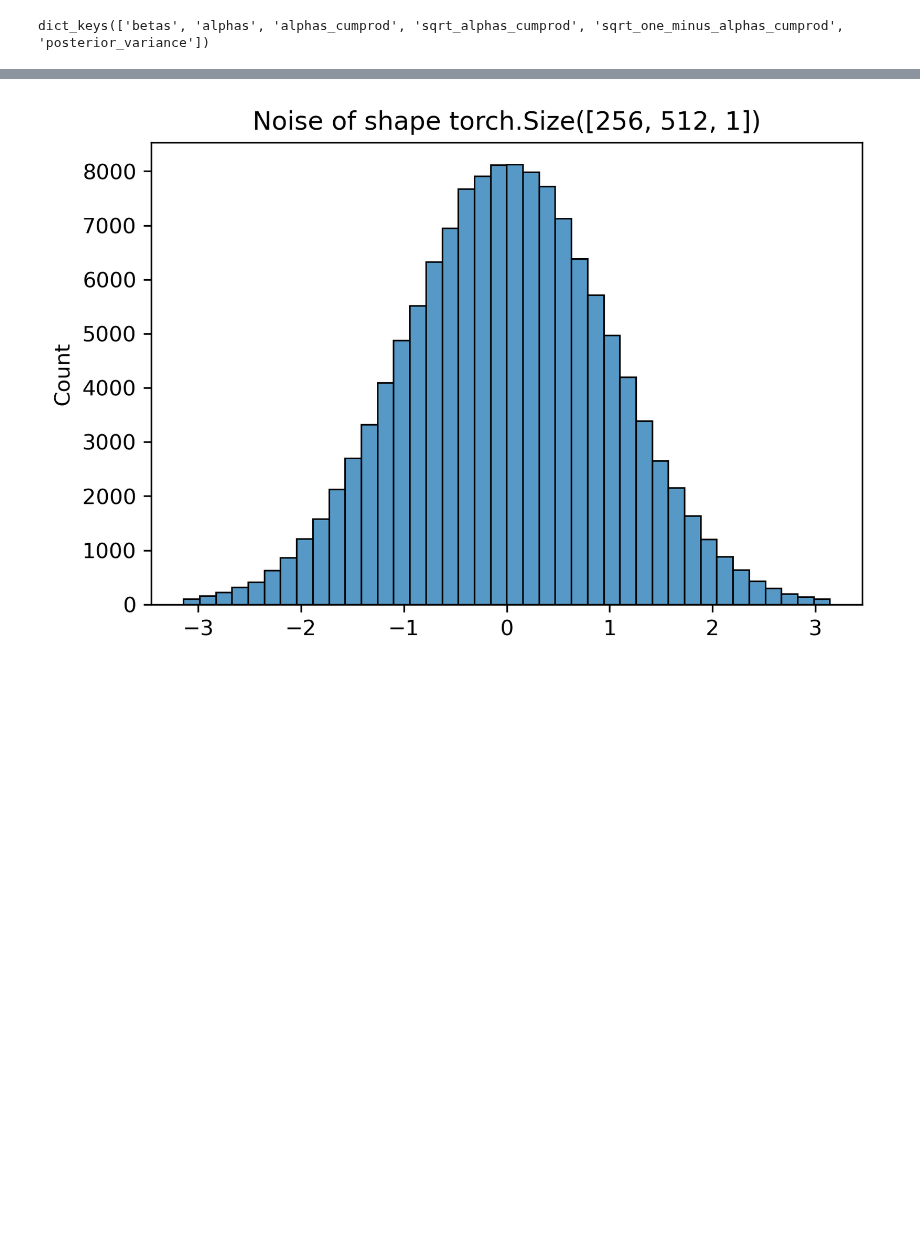
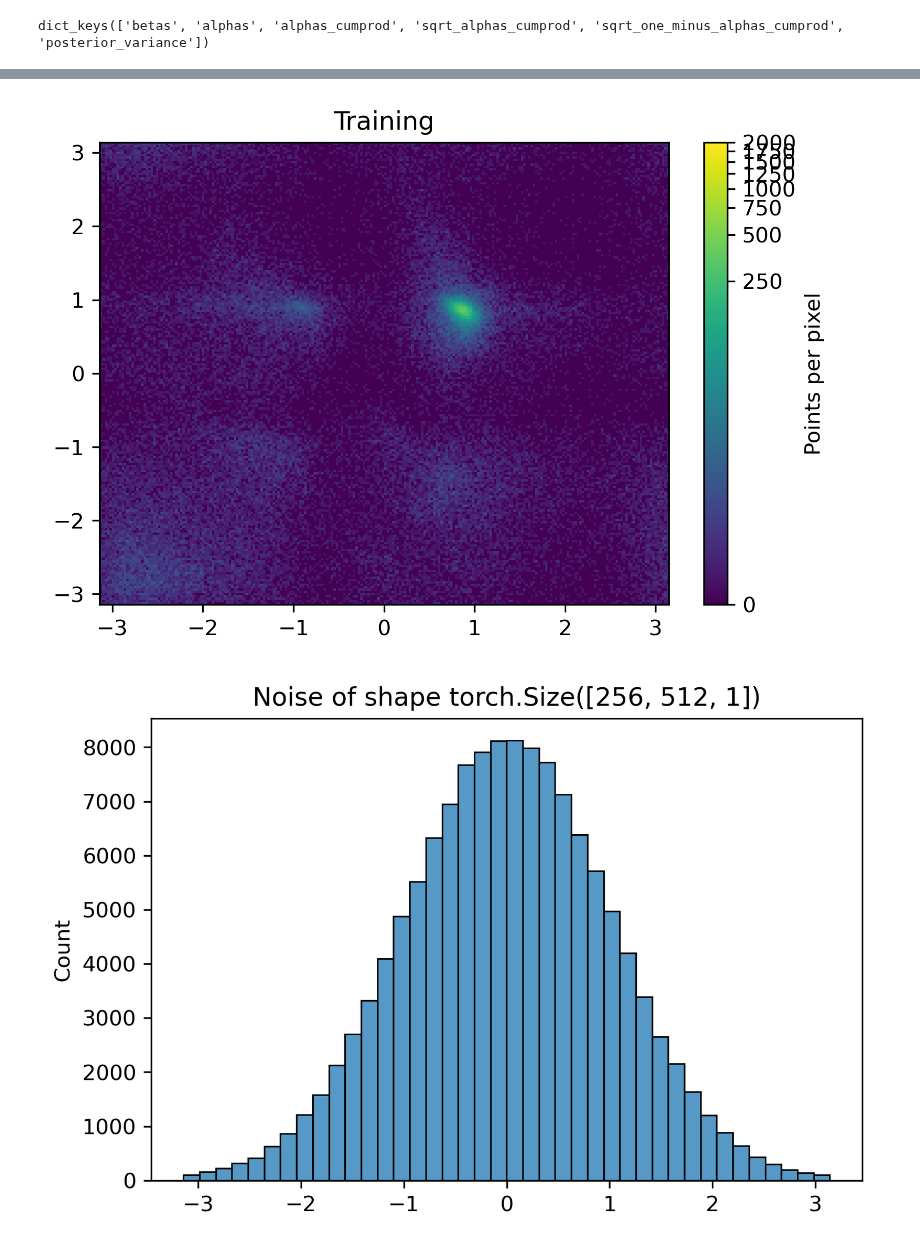
Before and after one commit to microsoft/foldingdiff, a Jupyter notebook: jupyter/sample_single.ipynb, the cells around one changed output, grey strips where cells are left out. Cells and saved outputs as stored; diff of their text form; code cells hidden in the pictures; blank space fills up the shorter version.

```diff
--- a/jupyter/sample_single.ipynb
+++ b/jupyter/sample_single.ipynb
@@ -137,3 +137,9 @@ fig.show()
+# %%
+importlib.reload(plotting)
+
+plotting.plot_consecutive_heatmap(train_values, title='Training').show()
+# %% [output]
+[figure, added]
 # %%
 importlib.reload(sampling)
 
```
Also changed, not shown: parts of 7 cells of this notebook, 1 other file.
